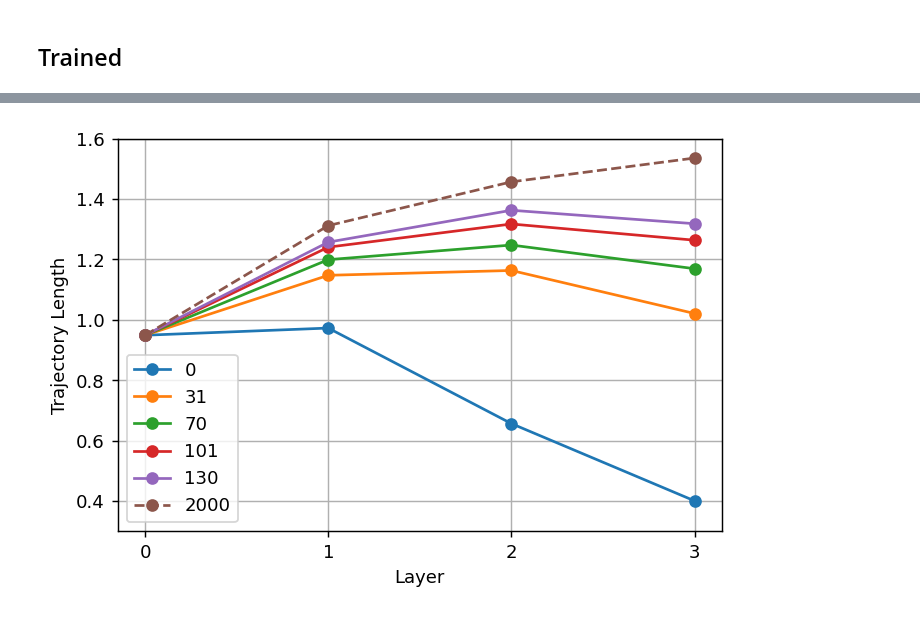
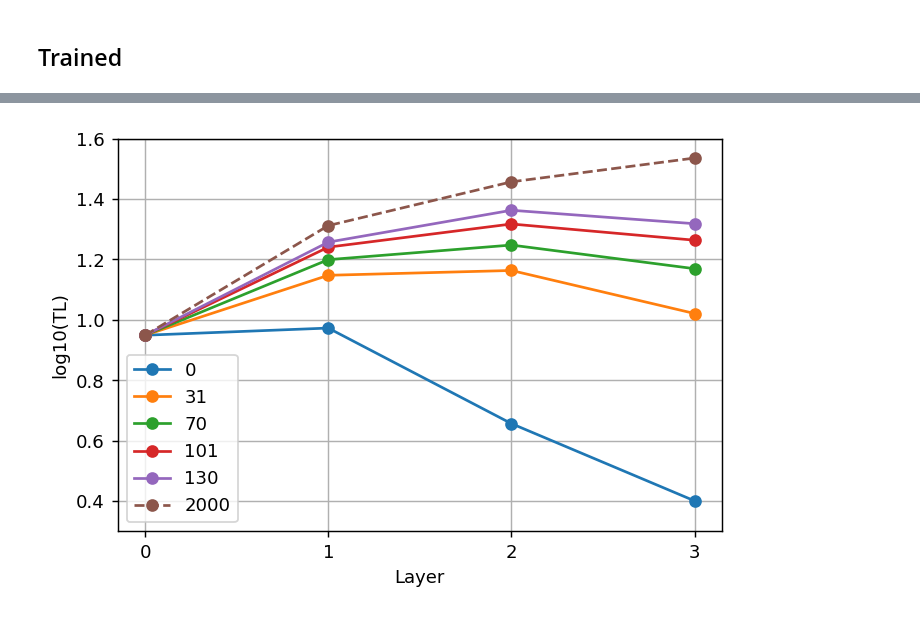
Before and after one commit to KristianWold/Master-Thesis, a Jupyter notebook: notebooks/analysis/Expressivity.ipynb, the cells around one changed output, grey strips where cells are left out. Saved outputs shown, nothing was run; the diff lists cells and outputs as text; code cells hidden in the pictures.

```diff
--- a/notebooks/analysis/Expressivity.ipynb
+++ b/notebooks/analysis/Expressivity.ipynb
@@ -201,28 +201,28 @@ plt.show()
 # %%
 tl_list1 = loader(data_path("tl_expressivity_nodes_11_epochs_0_dnn"))
 tl_list2 = loader(data_path("tl_expressivity_nodes_11_epochs_31_dnn"))
 tl_list3 = loader(data_path("tl_expressivity_nodes_11_epochs_70_dnn"))
 tl_list4 = loader(data_path("tl_expressivity_nodes_11_epochs_101_dnn"))
 tl_list5 = loader(data_path("tl_expressivity_nodes_11_epochs_130_dnn"))
 tl_list6 = loader(data_path("tl_expressivity_nodes_11_epochs_2000_dnn"))
 
 
 fig, ax =plt.subplots(figsize=(6,4), dpi = 130, facecolor='w', edgecolor='k')
 x_ticks = [0, 1, 2, 3]
 ax.set_xticks([0, 1, 2, 3])
 
 plt.plot(x_ticks, extract_tl(tl_list1)[:-1], "-o")
 plt.plot(x_ticks, extract_tl(tl_list2)[:-1], "-o")
 plt.plot(x_ticks, extract_tl(tl_list3)[:-1], "-o")
 plt.plot(x_ticks, extract_tl(tl_list4)[:-1], "-o")
 plt.plot(x_ticks, extract_tl(tl_list5)[:-1], "-o")
 plt.plot(x_ticks, extract_tl(tl_list6)[:-1], "--o")
 plt.ylim([0.3, 1.6])
 plt.xlabel("Layer")
-plt.ylabel("Trajectory Length")
+plt.ylabel("log10(TL)")
 plt.legend(["0", "31", "70", "101", "130", "2000"])
 plt.grid()
 fig.savefig(image_path("TL_trained_DNN_nodes_11.pdf"), bbox_inches='tight')
 plt.show()
 # %% [output]
-[figure, old version]
+[figure, new version]
```
Also changed, not shown: parts of 4 cells of this notebook, 9 other files.
